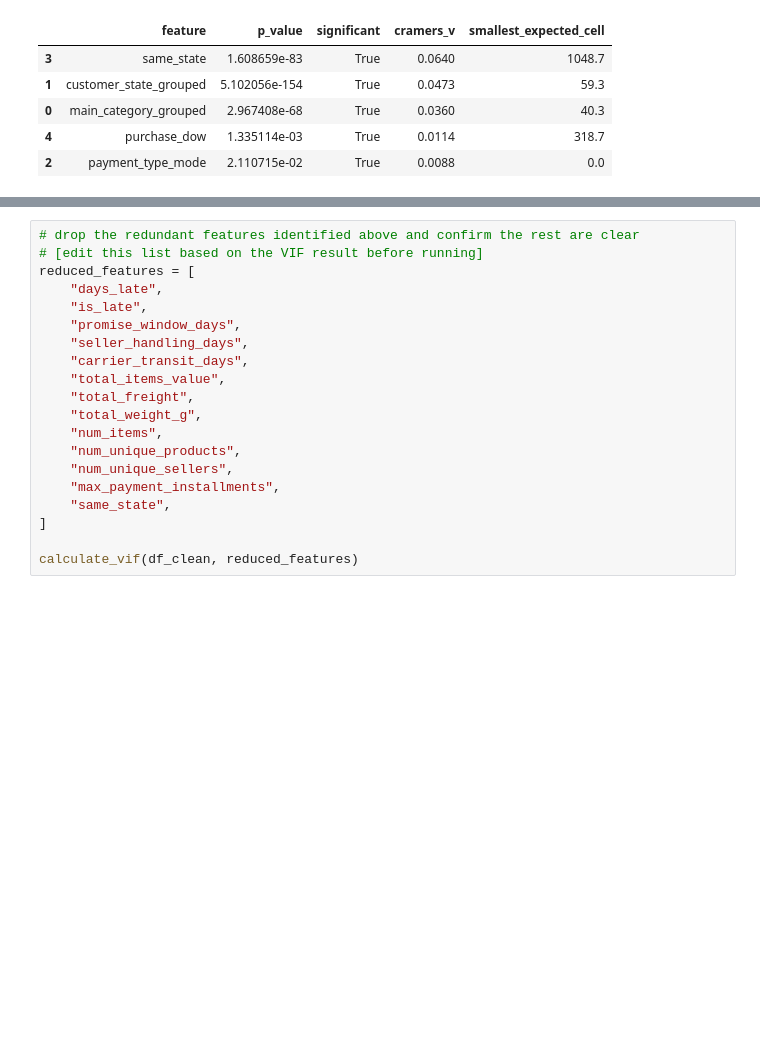
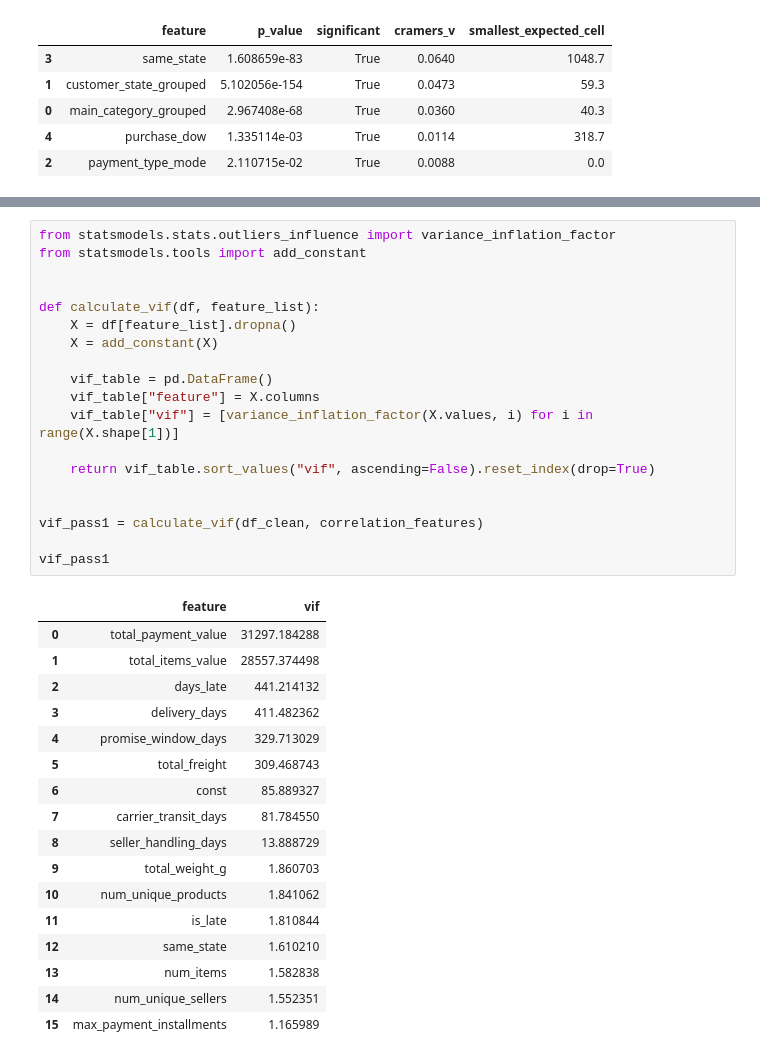
Before and after one commit to MahdhiS/olist-review-prediction, a Jupyter notebook: notebooks/01_eda.ipynb, the cells around one changed output, grey strips where cells are left out. Cells and saved outputs as stored; diff of their text form; blank space fills up the shorter version.

```diff
--- a/notebooks/01_eda.ipynb
+++ b/notebooks/01_eda.ipynb
@@ -2017,21 +2128,38 @@ lateness group, but report what the numbers actually show.]**
 # %%
-# drop the redundant features identified above and confirm the rest are clear
-# [edit this list based on the VIF result before running]
-reduced_features = [
-    "days_late",
-    "is_late",
-    "promise_window_days",
-    "seller_handling_days",
-    "carrier_transit_days",
-    "total_items_value",
-    "total_freight",
-    "total_weight_g",
-    "num_items",
-    "num_unique_products",
-    "num_unique_sellers",
-    "max_payment_installments",
-    "same_state",
-]
+from statsmodels.stats.outliers_influence import variance_inflation_factor
+from statsmodels.tools import add_constant
 
-calculate_vif(df_clean, reduced_features)
+
+def calculate_vif(df, feature_list):
+    X = df[feature_list].dropna()
+    X = add_constant(X)
+
+    vif_table = pd.DataFrame()
+    vif_table["feature"] = X.columns
+    vif_table["vif"] = [variance_inflation_factor(X.values, i) for i in range(X.shape[1])]
+
+    return vif_table.sort_values("vif", ascending=False).reset_index(drop=True)
+
+
+vif_pass1 = calculate_vif(df_clean, correlation_features)
+
+vif_pass1
+# %% [output]
+|  | feature | vif |
+| 0 | total_payment_value | 31297.184288 |
+| 1 | total_items_value | 28557.374498 |
+| 2 | days_late | 441.214132 |
+| 3 | delivery_days | 411.482362 |
+| 4 | promise_window_days | 329.713029 |
+| 5 | total_freight | 309.468743 |
+| 6 | const | 85.889327 |
+| 7 | carrier_transit_days | 81.784550 |
+| 8 | seller_handling_days | 13.888729 |
+| 9 | total_weight_g | 1.860703 |
+| 10 | num_unique_products | 1.841062 |
+| 11 | is_late | 1.810844 |
+| 12 | same_state | 1.610210 |
+| 13 | num_items | 1.582838 |
+| 14 | num_unique_sellers | 1.552351 |
+| 15 | max_payment_installments | 1.165989 |
 # %% [markdown]
```
Also changed, not shown: parts of 46 cells of this notebook.
